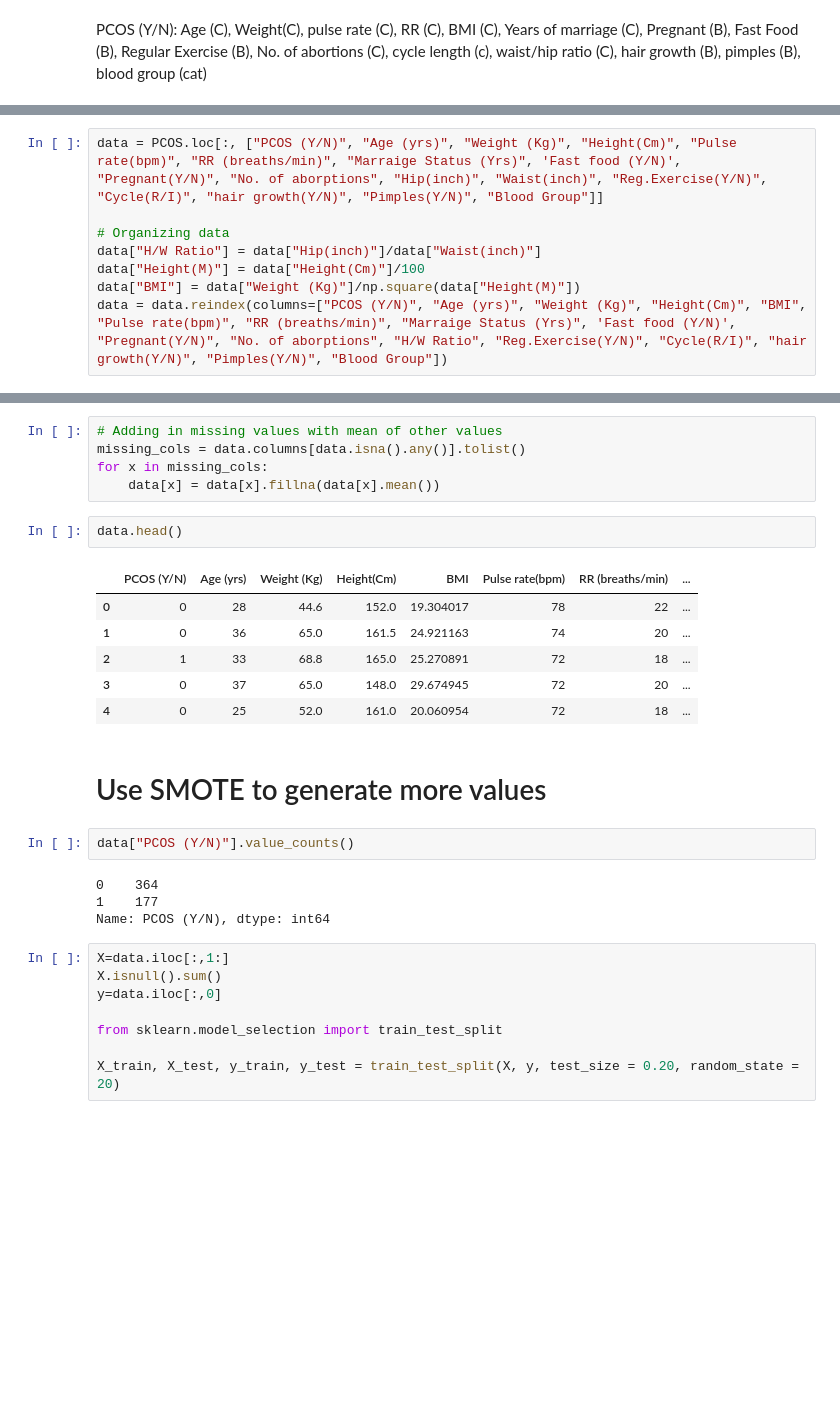
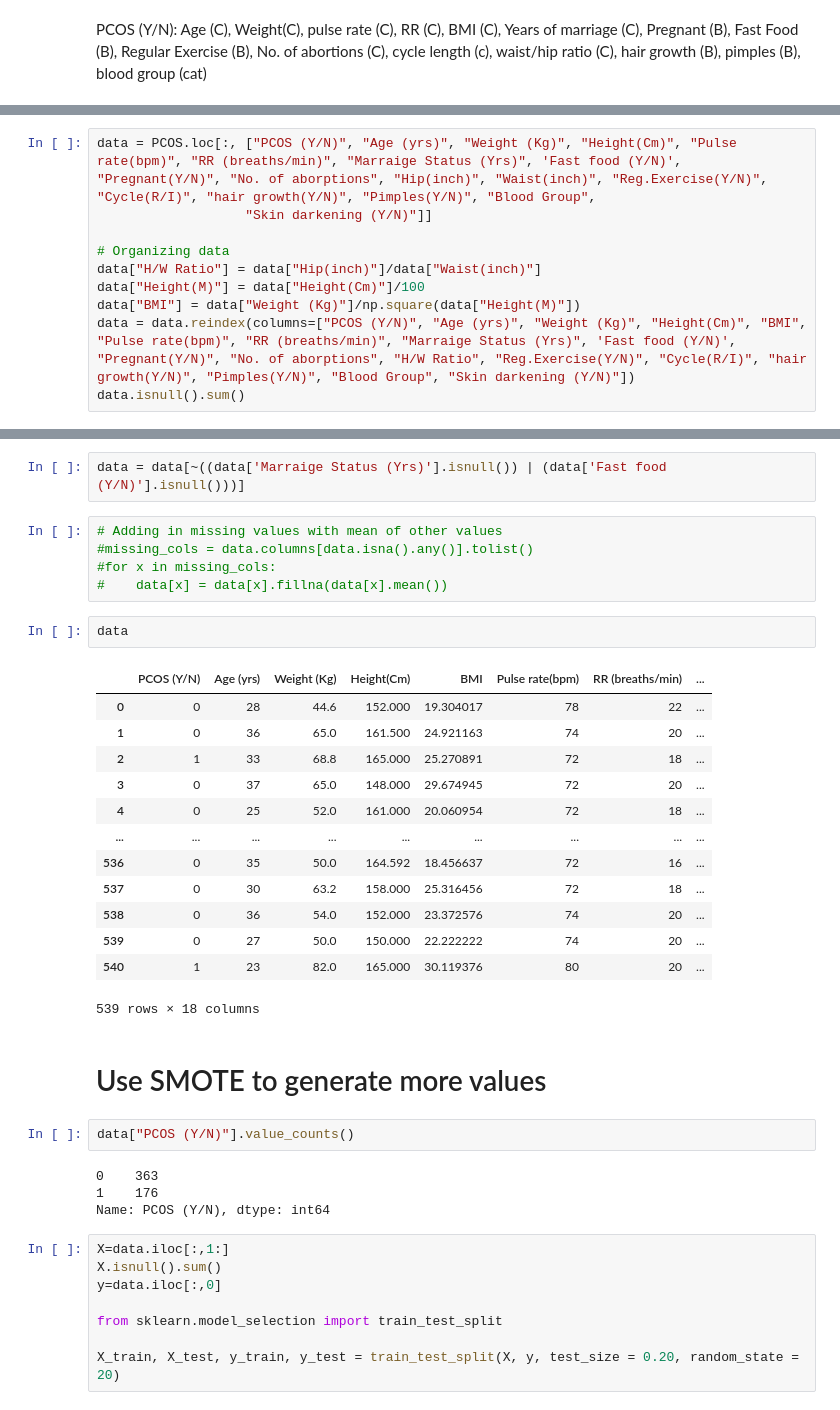
Before and after one commit to ericaez/STAT-303-2-Project, a Jupyter notebook: Project.ipynb, the cells around one changed output, grey strips where cells are left out. Saved outputs shown, nothing was run; the diff lists cells and outputs as text; blank space fills up the shorter version.

```diff
--- a/Project.ipynb
+++ b/Project.ipynb
@@ -18,8 +71,10 @@ PCOS (Y/N): Age (C), Weight(C), pulse rate (C), RR (C), BMI (C), Years of marria
 # %%
-data = PCOS.loc[:, ["PCOS (Y/N)", "Age (yrs)", "Weight (Kg)", "Height(Cm)", "Pulse rate(bpm)", "RR (breaths/min)", "Marraige Status (Yrs)", 'Fast food (Y/N)', "Pregnant(Y/N)", "No. of aborptions", "Hip(inch)", "Waist(inch)", "Reg.Exercise(Y/N)", "Cycle(R/I)", "hair growth(Y/N)", "Pimples(Y/N)", "Blood Group"]]
+data = PCOS.loc[:, ["PCOS (Y/N)", "Age (yrs)", "Weight (Kg)", "Height(Cm)", "Pulse rate(bpm)", "RR (breaths/min)", "Marraige Status (Yrs)", 'Fast food (Y/N)', "Pregnant(Y/N)", "No. of aborptions", "Hip(inch)", "Waist(inch)", "Reg.Exercise(Y/N)", "Cycle(R/I)", "hair growth(Y/N)", "Pimples(Y/N)", "Blood Group",
+                   "Skin darkening (Y/N)"]]
 
 # Organizing data
 data["H/W Ratio"] = data["Hip(inch)"]/data["Waist(inch)"]
 data["Height(M)"] = data["Height(Cm)"]/100
 data["BMI"] = data["Weight (Kg)"]/np.square(data["Height(M)"])
-data = data.reindex(columns=["PCOS (Y/N)", "Age (yrs)", "Weight (Kg)", "Height(Cm)", "BMI", "Pulse rate(bpm)", "RR (breaths/min)", "Marraige Status (Yrs)", 'Fast food (Y/N)', "Pregnant(Y/N)", "No. of aborptions", "H/W Ratio", "Reg.Exercise(Y/N)", "Cycle(R/I)", "hair growth(Y/N)", "Pimples(Y/N)", "Blood Group"])
+data = data.reindex(columns=["PCOS (Y/N)", "Age (yrs)", "Weight (Kg)", "Height(Cm)", "BMI", "Pulse rate(bpm)", "RR (breaths/min)", "Marraige Status (Yrs)", 'Fast food (Y/N)', "Pregnant(Y/N)", "No. of aborptions", "H/W Ratio", "Reg.Exercise(Y/N)", "Cycle(R/I)", "hair growth(Y/N)", "Pimples(Y/N)", "Blood Group", "Skin darkening (Y/N)"])
+data.isnull().sum()
@@ -26,24 +101,33 @@ data = data.reindex(columns=["PCOS (Y/N)", "Age (yrs)", "Weight (Kg)", "Height(C
+# %%
+data = data[~((data['Marraige Status (Yrs)'].isnull()) | (data['Fast food (Y/N)'].isnull()))]
 # %%
 # Adding in missing values with mean of other values
-missing_cols = data.columns[data.isna().any()].tolist()
-for x in missing_cols:
-    data[x] = data[x].fillna(data[x].mean())
+#missing_cols = data.columns[data.isna().any()].tolist()
+#for x in missing_cols:
+#    data[x] = data[x].fillna(data[x].mean())
 # %%
-data.head()
+data
 # %% [output]
 |  | PCOS (Y/N) | Age (yrs) | Weight (Kg) | Height(Cm) | BMI | Pulse rate(bpm) | RR (breaths/min) | ... |
-| 0 | 0 | 28 | 44.6 | 152.0 | 19.304017 | 78 | 22 | ... |
-| 1 | 0 | 36 | 65.0 | 161.5 | 24.921163 | 74 | 20 | ... |
-| 2 | 1 | 33 | 68.8 | 165.0 | 25.270891 | 72 | 18 | ... |
-| 3 | 0 | 37 | 65.0 | 148.0 | 29.674945 | 72 | 20 | ... |
-| 4 | 0 | 25 | 52.0 | 161.0 | 20.060954 | 72 | 18 | ... |
+| 0 | 0 | 28 | 44.6 | 152.000 | 19.304017 | 78 | 22 | ... |
+| 1 | 0 | 36 | 65.0 | 161.500 | 24.921163 | 74 | 20 | ... |
+| 2 | 1 | 33 | 68.8 | 165.000 | 25.270891 | 72 | 18 | ... |
+| 3 | 0 | 37 | 65.0 | 148.000 | 29.674945 | 72 | 20 | ... |
+| 4 | 0 | 25 | 52.0 | 161.000 | 20.060954 | 72 | 18 | ... |
+| ... | ... | ... | ... | ... | ... | ... | ... | ... |
+| 536 | 0 | 35 | 50.0 | 164.592 | 18.456637 | 72 | 16 | ... |
+| 537 | 0 | 30 | 63.2 | 158.000 | 25.316456 | 72 | 18 | ... |
+| 538 | 0 | 36 | 54.0 | 152.000 | 23.372576 | 74 | 20 | ... |
+| 539 | 0 | 27 | 50.0 | 150.000 | 22.222222 | 74 | 20 | ... |
+| 540 | 1 | 23 | 82.0 | 165.000 | 30.119376 | 80 | 20 | ... |
+539 rows × 18 columns
 # %% [markdown]
 # Use SMOTE to generate more values
 # %%
 data["PCOS (Y/N)"].value_counts()
 # %% [output]
-0    364
-1    177
+0    363
+1    176
 Name: PCOS (Y/N), dtype: int64
 # %%
 X=data.iloc[:,1:]
```
Also changed, not shown: parts of 92 cells of this notebook.
